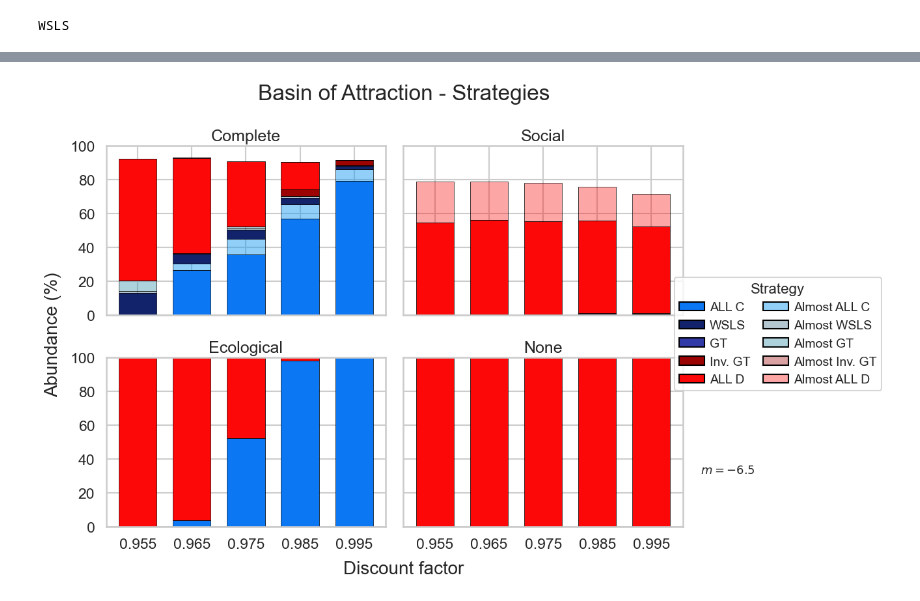
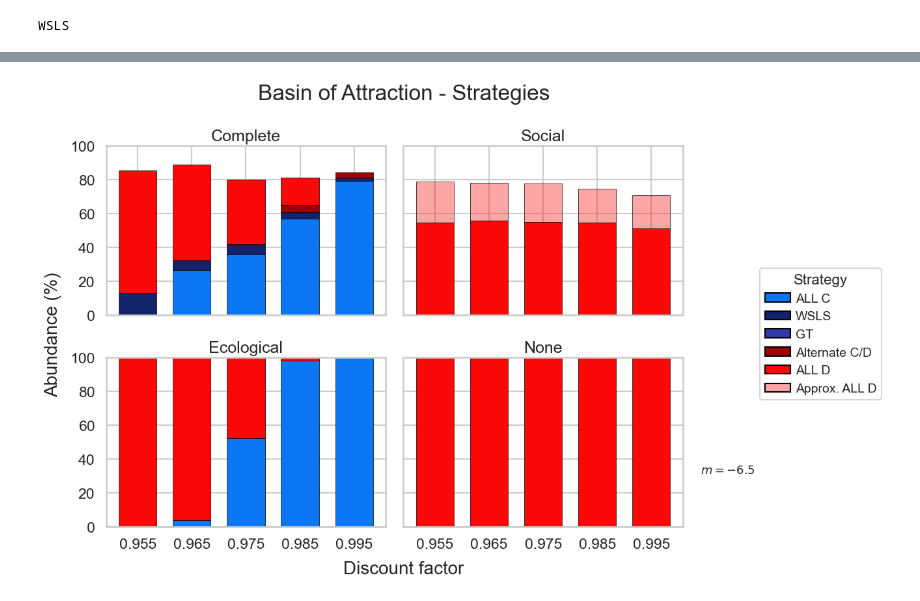
Before and after one commit to Akilan-R/Social_Ecological_Info_Cooperation, a Jupyter notebook: Code/My_Simulations/plotting_basin_of_attraction.ipynb, the cells around one changed output, grey strips where cells are left out. Saved outputs shown, nothing was run; the diff lists cells and outputs as text; code cells hidden in the pictures.

```diff
--- a/Code/My_Simulations/plotting_basin_of_attraction.ipynb
+++ b/Code/My_Simulations/plotting_basin_of_attraction.ipynb
@@ -115,7 +115,7 @@ def process_and_parase_basin_of_attraction_data(df, mode):
 
     return df
 # %%
-def get_processed_basin_of_attraction_data(mode, discount_factors, m_values, strategies=['ALL C', 'WSLS', 'Inv. GT', 'ALL D']):
+def get_processed_basin_of_attraction_data(mode, discount_factors, m_values, strategies=['ALL C', 'WSLS', 'Alternate C/D', 'ALL D']):
     list_for_dicts = []
 
     for m in m_values:
@@ -217,8 +220,8 @@ def plot_basin_of_attraction(discount_factors, m_values, strategies):
                                                           aggfunc="sum").fillna(0)
         generate_basin_of_attraction_figure_from_data(data_for_plotting, mode, strategies)
 # %%
-pure_and_mixed_strategies = ['ALL C', 'WSLS', 'GT', 'Almost ALL C', 'Almost WSLS', 'Almost GT', 'Inv. GT', 'ALL D', 'Almost Inv. GT', 'Almost ALL D']
-pure_strategies = ['ALL C', 'WSLS', 'GT', 'Inv. GT', 'ALL D']
+pure_and_mixed_strategies = ['ALL C', 'WSLS', 'GT', 'Approx. ALL C', 'Approx. WSLS', 'Approx. GT', 'Alternate C/D', 'ALL D', 'Approx. Alternate C/D', 'Approx. ALL D']
+pure_strategies = ['ALL C', 'WSLS', 'Alternate C/D', 'ALL D', 'Approx. ALL D']
 
-plot_basin_of_attraction([0.955, 0.965, 0.975, 0.985, 0.995], [6.5], pure_and_mixed_strategies)
+plot_basin_of_attraction([0.955, 0.965, 0.975, 0.985, 0.995], [6.5], pure_strategies)
 # %% [output]
@@ -331,22 +340,34 @@ def plot_basin_of_attraction_panel(dfs_by_mode, strategies_to_plot, discount_fac
 # %%
 modes = ["complete", "social", "ecological", "none"]
 m_values = [6.5]
 
 
 discount_factors = [0.955, 0.965, 0.975, 0.985, 0.995]
 dfs_by_mode = {
-    mode: get_processed_basin_of_attraction_data(mode, discount_factors, m_values, pure_and_mixed_strategies)
+    mode: get_processed_basin_of_attraction_data(mode, discount_factors, m_values, pure_strategies)
     for mode in modes
 }
 
+# strategies_order = [
+#     'ALL C', 'Approx. ALL C',
+#     'WSLS', 'Approx. WSLS',
+#     'GT', 'Approx. GT',
+#     'Alternate C/D', 'Approx. Alternate C/D',
+#     'ALL D', 'Approx. ALL D'
+# ]
+
 strategies_order = [
-    'ALL C', 'Almost ALL C',
-    'WSLS', 'Almost WSLS',
-    'GT', 'Almost GT',
-    'Inv. GT', 'Almost Inv. GT',
-    'ALL D', 'Almost ALL D'
+    'ALL C', 'Approx. ALL C',
+    'WSLS', 'Approx. WSLS',
+    'GT', 'Approx. GT',
+    'Alternate C/D', 'Approx. Alternate C/D',
+    'ALL D', 'Approx. ALL D'
 ]
 
+
+
+
+
 plot_basin_of_attraction_panel(dfs_by_mode=dfs_by_mode, strategies_to_plot=strategies_order, discount_factors=discount_factors, m_values=m_values)
 # %% [output]
-[figure, old version]
+[figure, new version]
```
Also changed, not shown: parts of 4 cells of this notebook, 50 other files.
